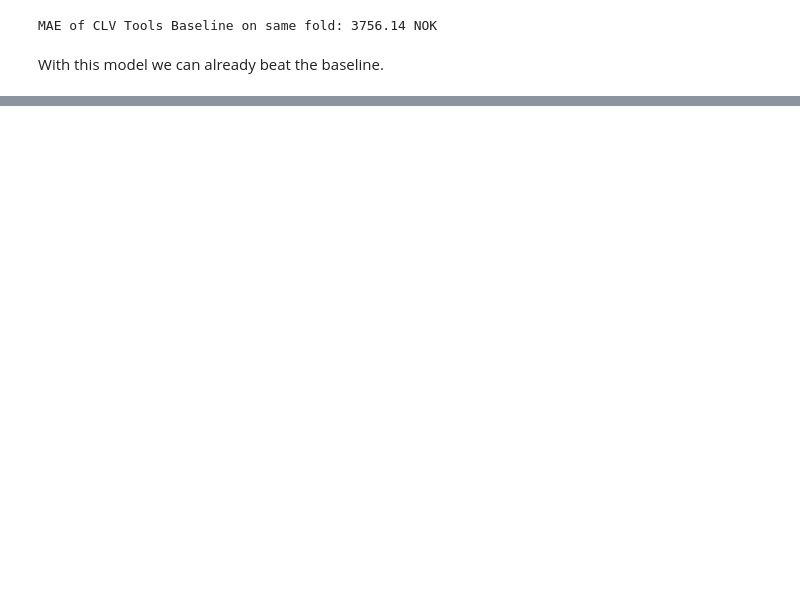
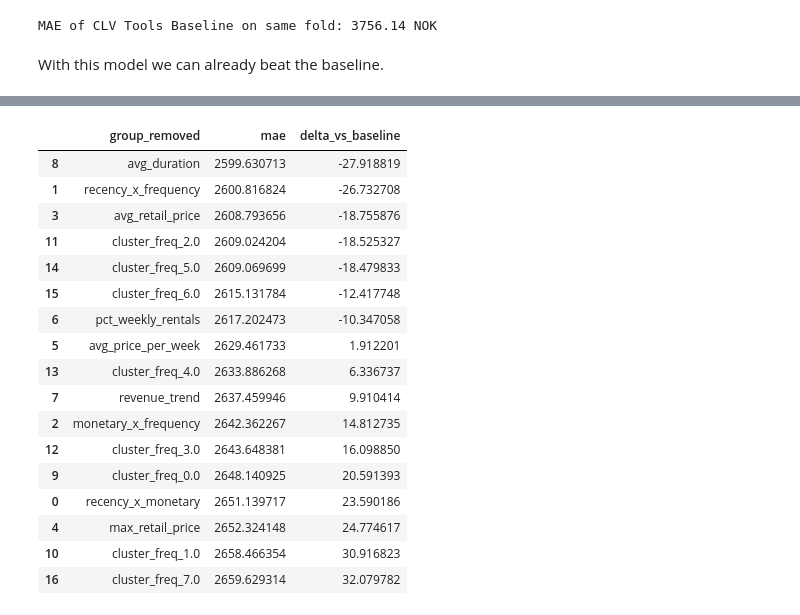
Before and after one commit to juliusatgit/Marketing-Analytics, a Jupyter notebook: notebooks/03_CLV_Prediction.ipynb, the cells around one changed output, grey strips where cells are left out. Drawn from its saved outputs; the diff is of its cells as text; code cells hidden in the pictures; blank space fills up the shorter version.

Commit message:
Added feature ablation test

```diff
--- a/notebooks/03_CLV_Prediction.ipynb
+++ b/notebooks/03_CLV_Prediction.ipynb
@@ -934,0 +1175,60 @@ pct_weekly_rentals          53
+# %%
+results = []
+
+for col in [c for c in full_features if "cluster_freq_" in c]:
+    fine_groups[col] = [col]
+
+for group_name, cols in fine_groups.items():
+
+    remaining_features = [f for f in full_features if f not in cols]
+
+
+    X_train_sub = X_train_f[remaining_features]
+    X_test_sub  = X_test_f[remaining_features]
+
+    lgbm_model = lgb.LGBMRegressor(
+        n_estimators      = 500,
+        learning_rate     = 0.05,
+        max_depth         = 6,
+        min_child_samples = 20,
+        subsample         = 0.8,
+        random_state      = 42,
+        verbose           = -1,
+
+        objective="tweedie",
+        tweedie_variance_power=1.3
+    )
+    lgbm_model.fit(X_train_sub, y_train)
+
+    pred = lgbm_model.predict(X_test_sub)
+    pred = np.clip(pred, 0, None)
+
+    mae = mean_absolute_error(y_test, pred)
+
+    results.append({
+        "group_removed": group_name,
+        "mae": mae,
+        "delta_vs_baseline": mae - baseline_mae
+    })
+# %%
+results_df = pd.DataFrame(results).sort_values("delta_vs_baseline")
+results_df
+# %% [output]
+|  | group_removed | mae | delta_vs_baseline |
+| 8 | avg_duration | 2599.630713 | -27.918819 |
+| 1 | recency_x_frequency | 2600.816824 | -26.732708 |
+| 3 | avg_retail_price | 2608.793656 | -18.755876 |
+| 11 | cluster_freq_2.0 | 2609.024204 | -18.525327 |
+| 14 | cluster_freq_5.0 | 2609.069699 | -18.479833 |
+| 15 | cluster_freq_6.0 | 2615.131784 | -12.417748 |
+| 6 | pct_weekly_rentals | 2617.202473 | -10.347058 |
+| 5 | avg_price_per_week | 2629.461733 | 1.912201 |
+| 13 | cluster_freq_4.0 | 2633.886268 | 6.336737 |
+| 7 | revenue_trend | 2637.459946 | 9.910414 |
+| 2 | monetary_x_frequency | 2642.362267 | 14.812735 |
+| 12 | cluster_freq_3.0 | 2643.648381 | 16.098850 |
+| 9 | cluster_freq_0.0 | 2648.140925 | 20.591393 |
+| 0 | recency_x_monetary | 2651.139717 | 23.590186 |
+| 4 | max_retail_price | 2652.324148 | 24.774617 |
+| 10 | cluster_freq_1.0 | 2658.466354 | 30.916823 |
+| 16 | cluster_freq_7.0 | 2659.629314 | 32.079782 |
```
Also changed, not shown: parts of 29 cells of this notebook.
